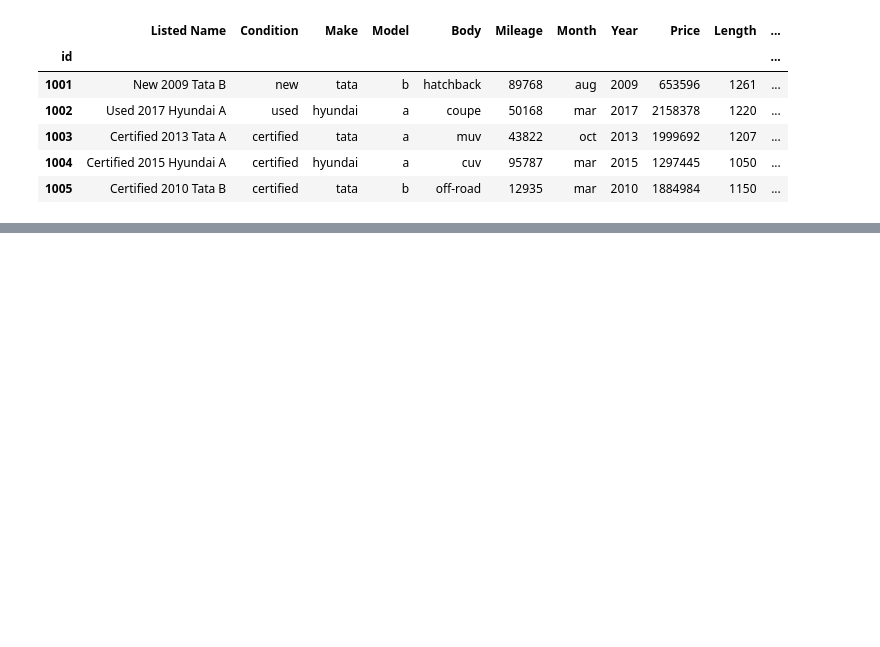
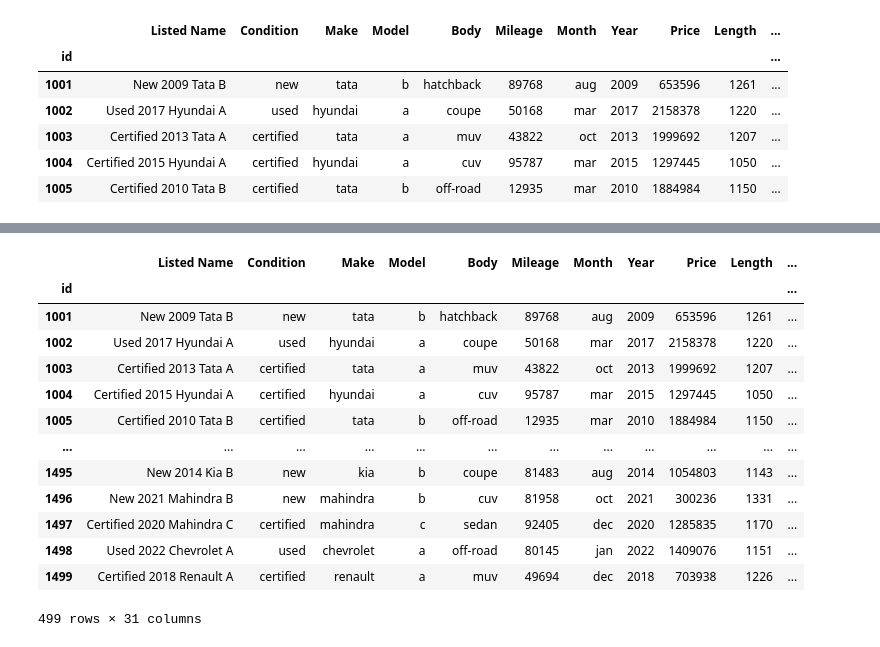
Before and after one commit to zafe312/car_recommender, a Jupyter notebook: car_recommender.ipynb, the cells around one changed output, grey strips where cells are left out. Drawn from its saved outputs; the diff is of its cells as text; code cells hidden in the pictures; blank space fills up the shorter version.

```diff
--- a/car_recommender.ipynb
+++ b/car_recommender.ipynb
@@ -190,0 +218,32 @@ df1.head()
+# %%
+df2 = df1.copy(deep=True)
+# %%
+# Vectorize Condition column
+df2 = df2.assign(New=lambda x: 1*(x.Condition == 'new'))
+df2 = df2.assign(Used=lambda x: 1*(x.Condition == 'used'))
+df2 = df2.assign(Certified=lambda x: 1*(x.Condition == 'certified'))
+
+# Vectorize Make column
+# Vectorize  column
+# Vectorize Condition column
+# Vectorize Condition column
+# Vectorize Condition column
+# Vectorize Condition column
+# Vectorize Condition column
+# Vectorize Condition column
+df2
+# %% [output]
+|  | Listed Name | Condition | Make | Model | Body | Mileage | Month | Year | Price | Length | ... |
+| id |  |  |  |  |  |  |  |  |  |  | ... |
+| 1001 | New 2009 Tata B | new | tata | b | hatchback | 89768 | aug | 2009 | 653596 | 1261 | ... |
+| 1002 | Used 2017 Hyundai A | used | hyundai | a | coupe | 50168 | mar | 2017 | 2158378 | 1220 | ... |
+| 1003 | Certified 2013 Tata A | certified | tata | a | muv | 43822 | oct | 2013 | 1999692 | 1207 | ... |
+| 1004 | Certified 2015 Hyundai A | certified | hyundai | a | cuv | 95787 | mar | 2015 | 1297445 | 1050 | ... |
+| 1005 | Certified 2010 Tata B | certified | tata | b | off-road | 12935 | mar | 2010 | 1884984 | 1150 | ... |
+| ... | ... | ... | ... | ... | ... | ... | ... | ... | ... | ... | ... |
+| 1495 | New 2014 Kia B | new | kia | b | coupe | 81483 | aug | 2014 | 1054803 | 1143 | ... |
+| 1496 | New 2021 Mahindra B | new | mahindra | b | cuv | 81958 | oct | 2021 | 300236 | 1331 | ... |
+| 1497 | Certified 2020 Mahindra C | certified | mahindra | c | sedan | 92405 | dec | 2020 | 1285835 | 1170 | ... |
+| 1498 | Used 2022 Chevrolet A | used | chevrolet | a | off-road | 80145 | jan | 2022 | 1409076 | 1151 | ... |
+| 1499 | Certified 2018 Renault A | certified | renault | a | muv | 49694 | dec | 2018 | 703938 | 1226 | ... |
+499 rows × 31 columns
```
Also changed, not shown: parts of 4 cells of this notebook.
